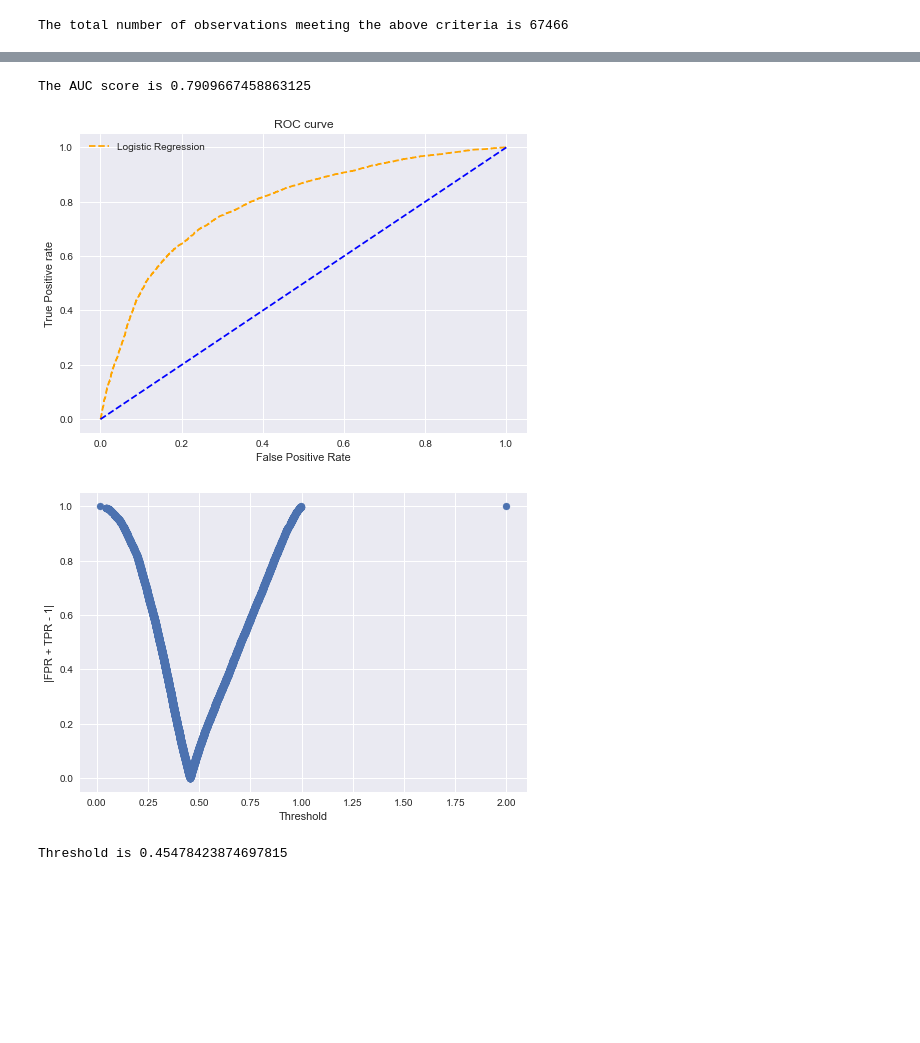
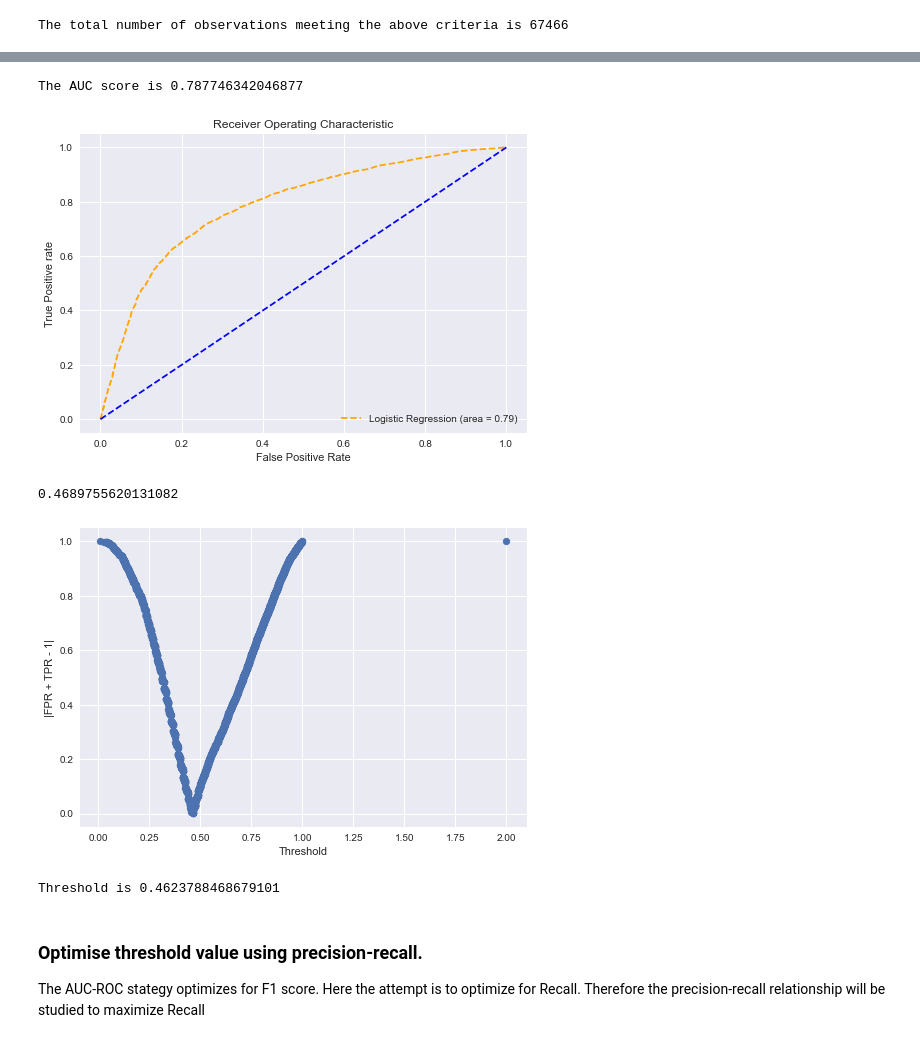
Before and after one commit to krishnakalisarkar/Be_Heart_Smart, a Jupyter notebook: Subhangi/Segment_2/Notebooks/Cardio_Logistic_Regression_Final.ipynb, the cells around one changed output, grey strips where cells are left out. Saved outputs shown, nothing was run; the diff lists cells and outputs as text; code cells hidden in the pictures; blank space fills up the shorter version.

Commit message:
Logistic Regression Final Touches

```diff
--- a/Subhangi/Segment_2/Notebooks/Cardio_Logistic_Regression_Final.ipynb
+++ b/Subhangi/Segment_2/Notebooks/Cardio_Logistic_Regression_Final.ipynb
@@ -313,0 +387,10 @@ Testing Data Score: 0.7249659097646292
+# %%
+X_train_scaled_df = pd.DataFrame(X_train_scaled)
+X_val_scaled_df = pd.DataFrame(X_val_scaled)
+X_test_scaled_df = pd.DataFrame(X_test_scaled)
+
+X_train_scaled_df = X_train_scaled_df[[0, 5, 8, 9, 11, 13, 18]]
+X_val_scaled_df = X_val_scaled_df[[0, 5, 8, 9, 11, 13, 18]]
+X_test_scaled_df = X_test_scaled_df[[0, 5, 8, 9, 11, 13, 18]]
+
+X_train_scaled_df.head()
@@ -313,0 +404,12 @@ Testing Data Score: 0.7249659097646292
+# %%
+# Rename the columns to their respective meaningful names.
+X_train_scaled_df = X_train_scaled_df.rename(columns={0: "age", 5: "underweight", 8: "is_obese", 9: "systolic_bp",
+                                        11: "pulse_pressure", 13: "cholesterol_high", 18: "active"})
+
+X_val_scaled_df = X_val_scaled_df.rename(columns={0: "age", 5: "underweight", 8: "is_obese", 9: "systolic_bp",
+                                        11: "pulse_pressure", 13: "cholesterol_high", 18: "active"})
+
+X_test_scaled_df = X_test_scaled_df.rename(columns={0: "age", 5: "underweight", 8: "is_obese", 9: "systolic_bp",
+                                        11: "pulse_pressure", 13: "cholesterol_high", 18: "active"})
+
+X_val_scaled_df.head()
@@ -313,0 +442,5 @@ Testing Data Score: 0.7249659097646292
+# %%
+## Run Logistic Regression model on the data with the important features
+
+# Fit the model to the scaled train set
+classifier.fit(X_train_scaled_df, y_train)
@@ -320,49 +513,63 @@ Testing Data Score: 0.7249659097646292
 # %%
 # Predict the probabilities that decide on the binary result based on the threshold
-pred_prob = classifier.predict_proba(X_test_scaled)
+pred_prob = classifier.predict_proba(X_val_scaled_df)
 
-# Obtain the values for roc curve for models
-fpr, tpr, thresh = roc_curve(y_test, pred_prob[:,1], pos_label=1)
+# Obtain the values for roc curve for model
+fpr, tpr, threshold = roc_curve(y_val, pred_prob[:,1], pos_label=1)
 
 # Obtain the values for roc curve when tpr = fpr
-random_probs = [0 for i in range(len(y_test))]
-p_fpr, p_tpr, _ = roc_curve(y_test, random_probs, pos_label=1)
+random_probs = [0 for i in range(len(y_val))]
+p_fpr, p_tpr, _ = roc_curve(y_val, random_probs, pos_label=1)
 
 # Compute the auc scores
-auc_score = roc_auc_score(y_test, pred_prob[:,1])
+auc_score = roc_auc_score(y_val, pred_prob[:,1])
 print(f"The AUC score is {auc_score}")
 # %% [output]
-The AUC score is 0.7909667458863125
+The AUC score is 0.787746342046877
 # %%
 # Visualize the AUC-ROC
 plt.style.use('seaborn')
 
 # plot roc curves
-plt.plot(fpr, tpr, linestyle='--',color='orange', label='Logistic Regression')
+plt.plot(fpr, tpr, linestyle='--', color='orange', label="Logistic Regression (area = %0.2f)" % auc_score)
 plt.plot(p_fpr, p_tpr, linestyle='--', color='blue')
 
 # title
-plt.title('ROC curve')
+plt.title('Receiver Operating Characteristic')
 # x label
 plt.xlabel('False Positive Rate')
 # y label
 plt.ylabel('True Positive rate')
 
-plt.legend(loc='best')
+plt.legend(loc='lower right')
 plt.savefig('ROC',dpi=300)
 plt.show();
 # %% [output]
-[figure, old version]
+[figure, new version]
+# %%
+# For improvement of the model, we will calculate the threshold using AUC-ROC strategy
+# Optimal threshold as per AUC-ROC curve
+# The optimal cut off would be where tpr is high and fpr is low
+fpr, tpr, thresholds = roc_curve(y_val, classifier.predict_proba(X_val_scaled_df)[:, 1])
+
+optimal_idx = np.argmax(tpr - fpr)
+optimal_threshold_auc_roc = thresholds[optimal_idx]
+print(optimal_threshold_auc_roc)
+# %% [output]
+0.4689755620131082
 # %%
 # Find the value of threshold
-plt.scatter(thresh,np.abs(fpr+tpr-1))
+plt.scatter(threshold,np.abs(fpr+tpr-1))
 plt.xlabel("Threshold")
 plt.ylabel("|FPR + TPR - 1|")
 plt.show()
 
 # Print the minimum values
-print(f"Threshold is {thresh[np.argmin(np.abs(fpr+tpr-1))]}")
+print(f"Threshold is {threshold[np.argmin(np.abs(fpr+tpr-1))]}")
 # %% [output]
-[figure, old version]
+[figure, new version]
-Threshold is 0.45478423874697815
+Threshold is 0.4623788468679101
+# %% [markdown]
+### Optimise threshold value using precision-recall.
+The AUC-ROC stategy optimizes for F1 score. Here the attempt is to optimize for Recall. Therefore the precision-recall relationship will be studied to maximize Recall
 # %%
```
Also changed, not shown: parts of 65 cells of this notebook, 5 other files.
